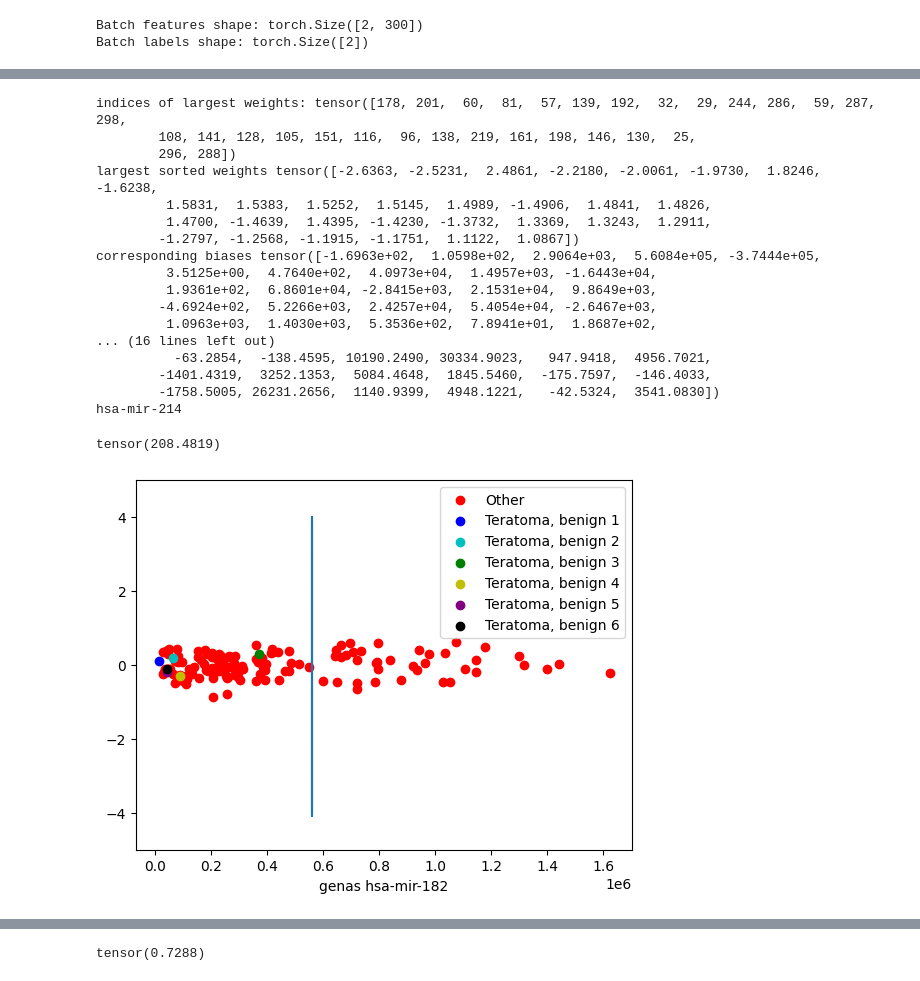
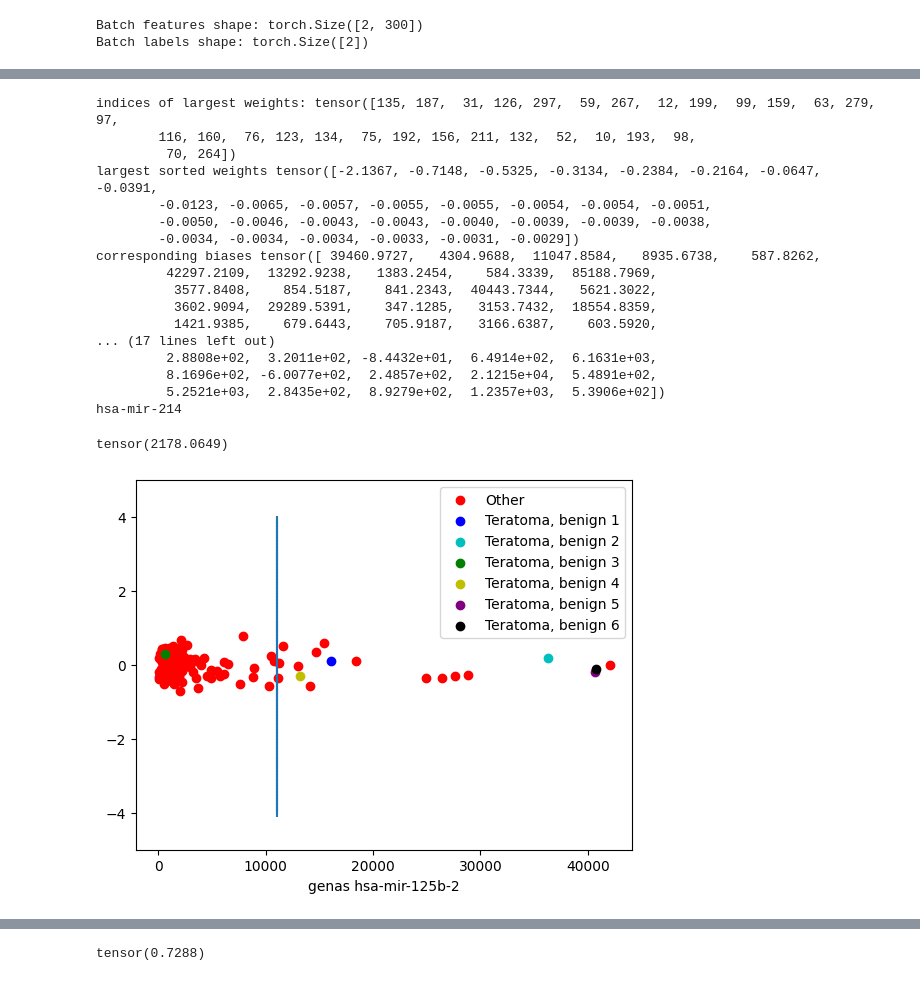
Before and after one commit to Ignas12345/Magistras_knygutes_ir_duomenys, a Jupyter notebook: knygutes/paskutinis_bandymas_klasifikuoti.ipynb, the cells around one changed output, grey strips where cells are left out. Saved outputs shown, nothing was run; the diff lists cells and outputs as text; code cells hidden in the pictures.

```diff
--- a/knygutes/paskutinis_bandymas_klasifikuoti.ipynb
+++ b/knygutes/paskutinis_bandymas_klasifikuoti.ipynb
@@ -37,7 +37,7 @@ print(np.shape(filtered_data))
 # %% [output]
 (300, 139)
 # %%
-X = full_data.T
-gene_ids = full_gene_names
+X = filtered_data.T
+gene_ids = filtered_gene_names
 print(np.shape(X))
 # %% [output]
@@ -145,7 +155,7 @@ class SparseNN(nn.Module):
 
     def forward(self, x):
 
-        first_layer_output = torch.tanh((x + self.first_layer_biases))
+        first_layer_output = torch.tanh((x - self.first_layer_biases))
         weighted_output = first_layer_output * self.output_weights
         pooled_output = weighted_output.sum(dim=1)
 
@@ -158,8 +168,8 @@ def l1_regularization(weight, lambda_l1=0.001):
 # %%
 #initialize the model
 input_dim = features.shape[1]
-model = SparseNN(input_dim, temperature = 1)
-lambda_l1 = 0.01
+model = SparseNN(input_dim, temperature = 2)
+lambda_l1 = 0.05
 
 # Define a loss function and optimizer
 criterion = nn.BCELoss()  # Binary Cross Entropy Loss for binary classification
@@ -273,7 +276,7 @@ sorted_indices = torch.argsort(np.abs(model.output_weights.data), descending=Tru
 values_weights = model.output_weights.data[sorted_indices]
 values_biases = model.first_layer_biases.data[sorted_indices]
 genes = gene_ids[sorted_indices]
-sorted_shifted_biases = std[sorted_indices] * values_biases + mean[sorted_indices]
+sorted_shifted_biases = std_X[sorted_indices] * values_biases + mean_X[sorted_indices]
 
 print('indices of largest weights: ' + str(sorted_indices[:30]))
 print('largest sorted weights ' + str(values_weights[:30]))
@@ -284,45 +287,45 @@ print('smallest sorted weights ' + str(values_weights[-30:]))
 print('corresponding biases ' + str(sorted_shifted_biases[-30:]))
 print(gene_ids[115])
 # %% [output]
-indices of largest weights: tensor([178, 201,  60,  81,  57, 139, 192,  32,  29, 244, 286,  59, 287, 298,
-        108, 141, 128, 105, 151, 116,  96, 138, 219, 161, 198, 146, 130,  25,
-        296, 288])
-largest sorted weights tensor([-2.6363, -2.5231,  2.4861, -2.2180, -2.0061, -1.9730,  1.8246, -1.6238,
-         1.5831,  1.5383,  1.5252,  1.5145,  1.4989, -1.4906,  1.4841,  1.4826,
-         1.4700, -1.4639,  1.4395, -1.4230, -1.3732,  1.3369,  1.3243,  1.2911,
-        -1.2797, -1.2568, -1.1915, -1.1751,  1.1122,  1.0867])
-corresponding biases tensor([-1.6963e+02,  1.0598e+02,  2.9064e+03,  5.6084e+05, -3.7444e+05,
-         3.5125e+00,  4.7640e+02,  4.0973e+04,  1.4957e+03, -1.6443e+04,
-         1.9361e+02,  6.8601e+04, -2.8415e+03,  2.1531e+04,  9.8649e+03,
-        -4.6924e+02,  5.2266e+03,  2.4257e+04,  5.4054e+04, -2.6467e+03,
-         1.0963e+03,  1.4030e+03,  5.3536e+02,  7.8941e+01,  1.8687e+02,
-... (16 lines left out)
-          -63.2854,  -138.4595, 10190.2490, 30334.9023,   947.9418,  4956.7021,
-        -1401.4319,  3252.1353,  5084.4648,  1845.5460,  -175.7597,  -146.4033,
-        -1758.5005, 26231.2656,  1140.9399,  4948.1221,   -42.5324,  3541.0830])
+indices of largest weights: tensor([135, 187,  31, 126, 297,  59, 267,  12, 199,  99, 159,  63, 279,  97,
+        116, 160,  76, 123, 134,  75, 192, 156, 211, 132,  52,  10, 193,  98,
+         70, 264])
+largest sorted weights tensor([-2.1367, -0.7148, -0.5325, -0.3134, -0.2384, -0.2164, -0.0647, -0.0391,
+        -0.0123, -0.0065, -0.0057, -0.0055, -0.0055, -0.0054, -0.0054, -0.0051,
+        -0.0050, -0.0046, -0.0043, -0.0043, -0.0040, -0.0039, -0.0039, -0.0038,
+        -0.0034, -0.0034, -0.0034, -0.0033, -0.0031, -0.0029])
+corresponding biases tensor([ 39460.9727,   4304.9688,  11047.8584,   8935.6738,    587.8262,
+         42297.2109,  13292.9238,   1383.2454,    584.3339,  85188.7969,
+          3577.8408,    854.5187,    841.2343,  40443.7344,   5621.3022,
+          3602.9094,  29289.5391,    347.1285,   3153.7432,  18554.8359,
+          1421.9385,    679.6443,    705.9187,   3166.6387,    603.5920,
+... (17 lines left out)
+         2.8808e+02,  3.2011e+02, -8.4432e+01,  6.4914e+02,  6.1631e+03,
+         8.1696e+02, -6.0077e+02,  2.4857e+02,  2.1215e+04,  5.4891e+02,
+         5.2521e+03,  2.8435e+02,  8.9279e+02,  1.2357e+03,  5.3906e+02])
 hsa-mir-214
 # %%
-shifted_biases = std * model.first_layer_biases.data + mean
-print(shifted_biases[25])
+shifted_biases = std_X * model.first_layer_biases.data + mean_X
+print(shifted_biases[148])
 # %% [output]
-tensor(208.4819)
+tensor(2178.0649)
 # %%
 #i=np.where(gene_ids == 'hsa-mir-520f')[0][0]
-i = 81
+i = 31
 
 
 plt.scatter(X[6:139, i], np.random.normal(scale=0.3, size = len(X[6:139, 0])), c = 'r', label = 'Other')
 plt.scatter(X[0, i], 0.1, c = 'b', label = 'Teratoma, benign 1')
 plt.scatter(X[1, i], 0.2, c = 'c', label = 'Teratoma, benign 2')
 plt.scatter(X[2, i], 0.3, c = 'g', label = 'Teratoma, benign 3')
 plt.scatter(X[3, i], -0.3, c = 'y', label = 'Teratoma, benign 4')
 plt.scatter(X[4, i], -0.2, c = 'purple', label = 'Teratoma, benign 5')
 plt.scatter(X[5, i], -0.1, c = 'k', label = 'Teratoma, benign 6')
-#plt.scatter(np.ones(100) * shifted_biases[i].numpy(), np.arange(start = -4, stop = 4, step = 8 / 100), marker = '|')
+plt.scatter(np.ones(100) * shifted_biases[i].numpy(), np.arange(start = -4, stop = 4, step = 8 / 100), marker = '|')
 plt.xlabel('genas ' + str(gene_ids[i]))
 plt.ylim(-5, 5)
 plt.legend()
 plt.show()
 # %% [output]
-[figure, old version]
+[figure, new version]
 # %%
```
Also changed, not shown: parts of 9 cells of this notebook.
